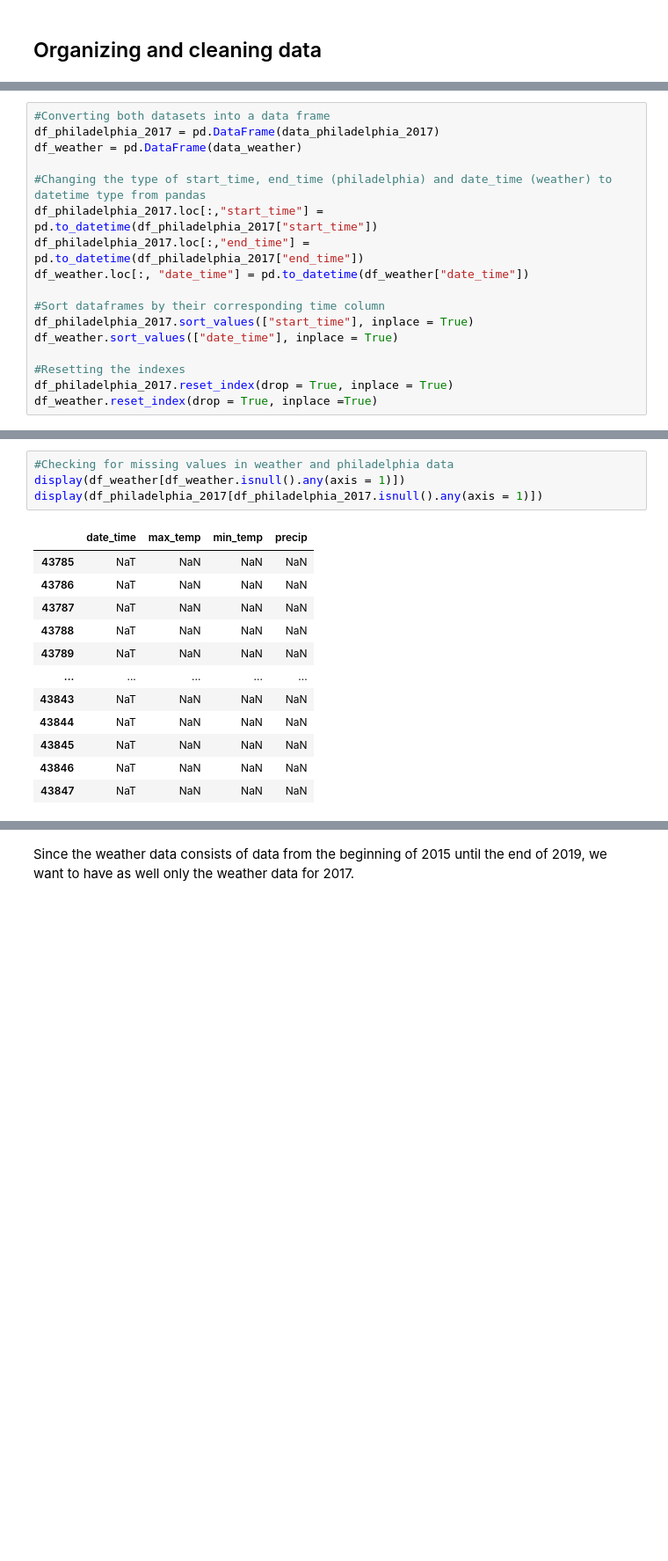
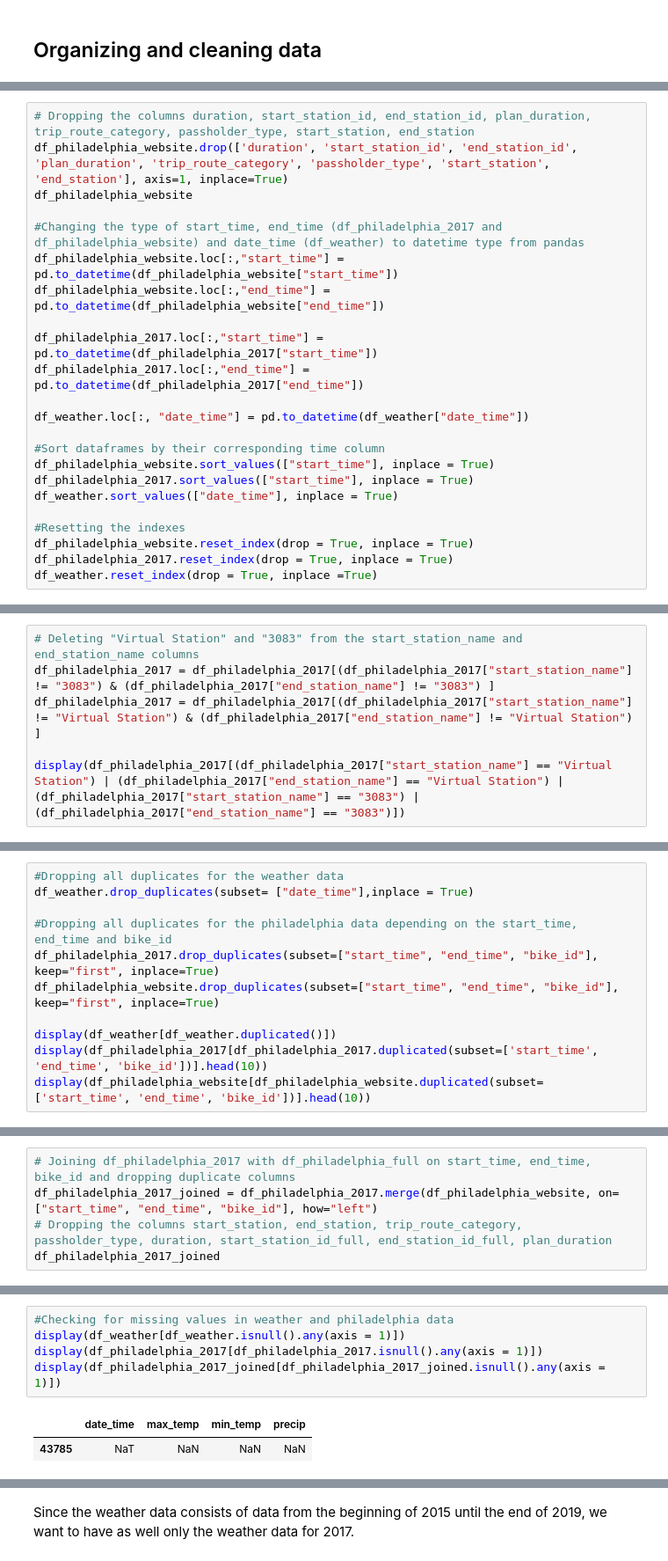
Before and after one commit to yassinehammou27/intentionally_blank, a Jupyter notebook: Team Assignment - Intentionally Blank.ipynb, the cells around one changed output, grey strips where cells are left out. Shown: that part at 88% size. Cells and saved outputs as stored; diff of their text form; blank space fills up the shorter version.

```diff
--- a/Team Assignment - Intentionally Blank.ipynb
+++ b/Team Assignment - Intentionally Blank.ipynb
@@ -22,17 +28,23 @@ data_philadelphia_2017 = pd.read_csv("philadelphia_2017.csv")
 # %%
-#Converting both datasets into a data frame
-df_philadelphia_2017 = pd.DataFrame(data_philadelphia_2017)
-df_weather = pd.DataFrame(data_weather)
+# Dropping the columns duration, start_station_id, end_station_id, plan_duration, trip_route_category, passholder_type, start_station, end_station
+df_philadelphia_website.drop(['duration', 'start_station_id', 'end_station_id', 'plan_duration', 'trip_route_category', 'passholder_type', 'start_station', 'end_station'], axis=1, inplace=True)
+df_philadelphia_website
 
-#Changing the type of start_time, end_time (philadelphia) and date_time (weather) to datetime type from pandas
+#Changing the type of start_time, end_time (df_philadelphia_2017 and df_philadelphia_website) and date_time (df_weather) to datetime type from pandas
+df_philadelphia_website.loc[:,"start_time"] = pd.to_datetime(df_philadelphia_website["start_time"])
+df_philadelphia_website.loc[:,"end_time"] = pd.to_datetime(df_philadelphia_website["end_time"])
+
 df_philadelphia_2017.loc[:,"start_time"] = pd.to_datetime(df_philadelphia_2017["start_time"])
 df_philadelphia_2017.loc[:,"end_time"] = pd.to_datetime(df_philadelphia_2017["end_time"])
+
 df_weather.loc[:, "date_time"] = pd.to_datetime(df_weather["date_time"])
 
 #Sort dataframes by their corresponding time column
+df_philadelphia_website.sort_values(["start_time"], inplace = True)
 df_philadelphia_2017.sort_values(["start_time"], inplace = True)
 df_weather.sort_values(["date_time"], inplace = True)
 
 #Resetting the indexes
+df_philadelphia_website.reset_index(drop = True, inplace = True)
 df_philadelphia_2017.reset_index(drop = True, inplace = True)
 df_weather.reset_index(drop = True, inplace =True)
@@ -72,0 +58,6 @@ df_weather
+# %%
+# Deleting "Virtual Station" and "3083" from the start_station_name and end_station_name columns
+df_philadelphia_2017 = df_philadelphia_2017[(df_philadelphia_2017["start_station_name"] != "3083") & (df_philadelphia_2017["end_station_name"] != "3083") ]
+df_philadelphia_2017 = df_philadelphia_2017[(df_philadelphia_2017["start_station_name"] != "Virtual Station") & (df_philadelphia_2017["end_station_name"] != "Virtual Station") ]
+
+display(df_philadelphia_2017[(df_philadelphia_2017["start_station_name"] == "Virtual Station") | (df_philadelphia_2017["end_station_name"] == "Virtual Station") | (df_philadelphia_2017["start_station_name"] == "3083") | (df_philadelphia_2017["end_station_name"] == "3083")])
@@ -72,0 +75,11 @@ df_weather
+# %%
+#Dropping all duplicates for the weather data
+df_weather.drop_duplicates(subset= ["date_time"],inplace = True)
+
+#Dropping all duplicates for the philadelphia data depending on the start_time, end_time and bike_id
+df_philadelphia_2017.drop_duplicates(subset=["start_time", "end_time", "bike_id"], keep="first", inplace=True)
+df_philadelphia_website.drop_duplicates(subset=["start_time", "end_time", "bike_id"], keep="first", inplace=True)
+
+display(df_weather[df_weather.duplicated()])
+display(df_philadelphia_2017[df_philadelphia_2017.duplicated(subset=['start_time', 'end_time', 'bike_id'])].head(10))
+display(df_philadelphia_website[df_philadelphia_website.duplicated(subset=['start_time', 'end_time', 'bike_id'])].head(10))
@@ -72,0 +90,5 @@ df_weather
+# %%
+# Joining df_philadelphia_2017 with df_philadelphia_full on start_time, end_time, bike_id and dropping duplicate columns
+df_philadelphia_2017_joined = df_philadelphia_2017.merge(df_philadelphia_website, on=["start_time", "end_time", "bike_id"], how="left")
+# Dropping the columns start_station, end_station, trip_route_category, passholder_type, duration, start_station_id_full, end_station_id_full, plan_duration
+df_philadelphia_2017_joined
@@ -73,17 +109,8 @@ df_weather
 # %%
 #Checking for missing values in weather and philadelphia data
 display(df_weather[df_weather.isnull().any(axis = 1)])
 display(df_philadelphia_2017[df_philadelphia_2017.isnull().any(axis = 1)])
+display(df_philadelphia_2017_joined[df_philadelphia_2017_joined.isnull().any(axis = 1)])
 # %% [output]
 |  | date_time | max_temp | min_temp | precip |
 | 43785 | NaT | NaN | NaN | NaN |
-| 43786 | NaT | NaN | NaN | NaN |
-| 43787 | NaT | NaN | NaN | NaN |
-| 43788 | NaT | NaN | NaN | NaN |
-| 43789 | NaT | NaN | NaN | NaN |
-| ... | ... | ... | ... | ... |
-| 43843 | NaT | NaN | NaN | NaN |
-| 43844 | NaT | NaN | NaN | NaN |
-| 43845 | NaT | NaN | NaN | NaN |
-| 43846 | NaT | NaN | NaN | NaN |
-| 43847 | NaT | NaN | NaN | NaN |
```
Also changed, not shown: parts of 25 cells of this notebook.
